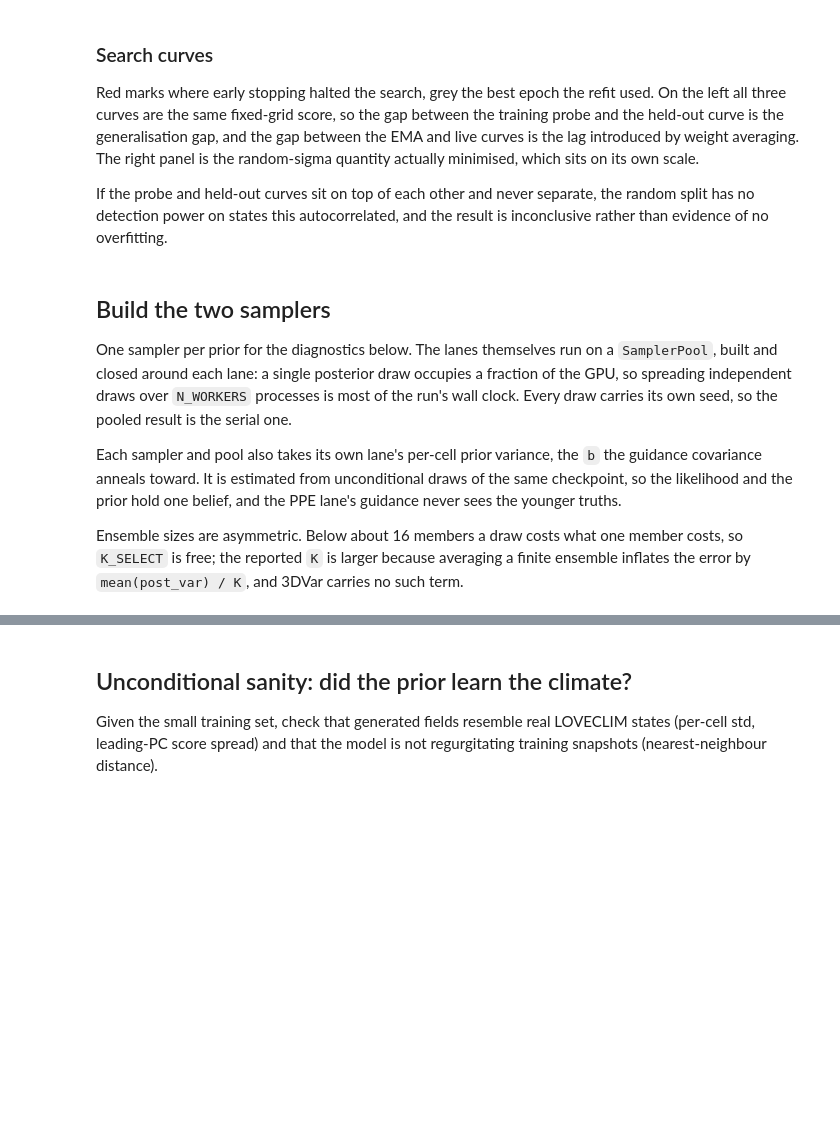
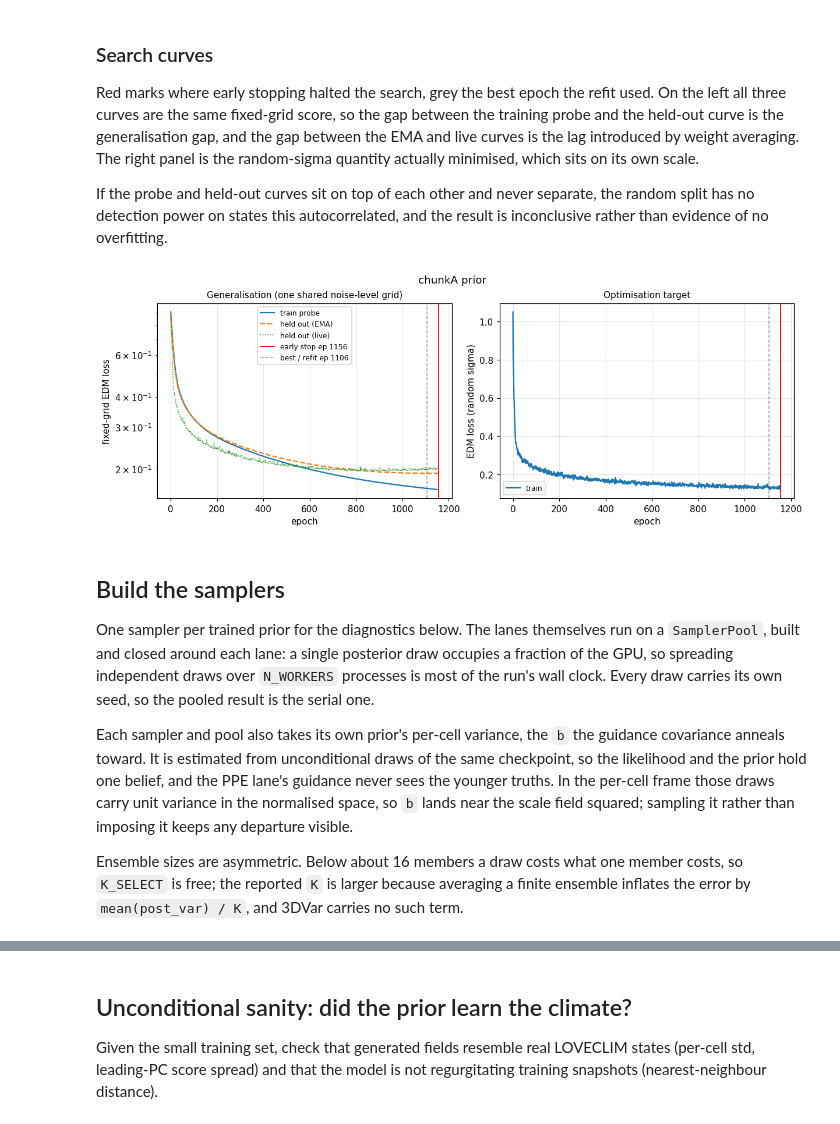
Before and after one commit to evgeni-g-georgiev/sparse_paleoclimate_field_reconstruction, a Jupyter notebook: notebooks/10_generative_prior.ipynb, the cells around one changed output, grey strips where cells are left out. Cells and saved outputs as stored; diff of their text form; code cells hidden in the pictures; blank space fills up the shorter version.

```diff
--- a/notebooks/10_generative_prior.ipynb
+++ b/notebooks/10_generative_prior.ipynb
@@ -130,9 +152,27 @@ def _net():
                                     grid_shape=tuple(cube.shape[2:])))
 
 
-def train_prior(norm, safe, scales, path, lane, step):
+def checkpoint_path(name):
+    return CKPT / f"diffusion_{name}.pt"
+
+
+def _frame_matches(path, shape):
+    """Whether a checkpoint was trained in the scale frame about to be used.
+
+    A checkpoint from a different frame would otherwise be kept and then fail when
+    the sampler loads it, so a stale one is retrained rather than skipped.
+    """
+    try:
+        return np.shape(torch.load(path, map_location="cpu").get("scales")) == shape
+    except Exception:
+        return False
+
+
+def train_prior(name):
     """Select the epoch count on a held-out split, then refit on every state."""
-    if path.exists() and not RETRAIN:
+    safe, scales, _, norm = FRAME[name]
+    path = checkpoint_path(name)
+    if path.exists() and not RETRAIN and _frame_matches(path, scales.shape):
         print("exists:", path.name)
         return None
 
@@ -140,22 +180,22 @@ def train_prior(norm, safe, scales, path, lane, step):
     n_val = int(round(VAL_FRACTION * len(norm)))
     val_idx, train_idx = perm[:n_val], perm[n_val:]
 
-    print(f"[{step}/4] {lane} search | {len(train_idx)} train / {len(val_idx)} val "
+    print(f"[{name}] search | {len(train_idx)} train / {len(val_idx)} val "
           f"| max {EPOCHS} ep, patience {PATIENCE}", flush=True)
     t = time.time()
     search = td.train(_net(), norm[train_idx], safe, val_cube=norm[val_idx],
                       patience=PATIENCE, max_epochs=EPOCHS, batch_size=BATCH,
                       lr=LR, device=DEVICE, seed=0)
     n_star = search["best_epoch"] + 1          # 0-based index -> epoch count
-    print(f"[{step}/4] {lane} search | done in {time.time() - t:.0f}s "
+    print(f"[{name}] search | done in {time.time() - t:.0f}s "
           f"| best ep {search['best_epoch']} | stopped at {search['stop_epoch']} "
           f"| early={search['stopped_early']} | refit to {n_star}", flush=True)
 
-    print(f"[{step + 1}/4] {lane} refit | {n_star} ep on {len(norm)} states", flush=True)
+    print(f"[{name}] refit | {n_star} ep on {len(norm)} states", flush=True)
     t = time.time()
     td.train(_net(), norm, safe, max_epochs=n_star, lr_schedule_epochs=EPOCHS,
              batch_size=BATCH, lr=LR, device=DEVICE, checkpoint_path=str(path),
-             channel_scales=scales, seed=0,
+             scales=scales, seed=0,
              checkpoint_extra={"selection": {
                  "best_epoch": int(search["best_epoch"]),
                  "stop_epoch": int(search["stop_epoch"]),
@@ -163,15 +203,13 @@ def train_prior(norm, safe, scales, path, lane, step):
                  "stopped_early": bool(search["stopped_early"]),
                  "patience": int(PATIENCE), "val_fraction": float(VAL_FRACTION),
                  "split_seed": int(SPLIT_SEED), "max_epochs": int(EPOCHS)}})
-    print(f"[{step + 1}/4] {lane} refit | done in {time.time() - t:.0f}s "
-          f"| wrote {path.name}", flush=True)
+    print(f"[{name}] refit | done in {time.time() - t:.0f}s | wrote {path.name}", flush=True)
 
     np.savez(CKPT / f"{path.stem}_search.npz",
              **{k: np.asarray(v) for k, v in search["history"].items()})
     return search
 
 
-search_a = train_prior(norm_a, safe_a, scales_a, CKPT / "diffusion_chunkA.pt", "chunkA", 1)
-search_all = train_prior(norm_all, safe_all, scales_all, CKPT / "diffusion_full.pt", "full", 3)
+SEARCH = {name: train_prior(name) for name in PRIORS}
 print(f"total {time.time() - T0:.0f}s")
 # %% [output]
@@ -193,27 +233,31 @@ inconclusive rather than evidence of no overfitting.
 # %%
 from paleoreco.eval.diffusion import plot_loss_curves_diffusion
 
-for lane, search in (("chunkA", search_a), ("full", search_all)):
+for name, search in SEARCH.items():
     if search is None:
         continue
     plot_loss_curves_diffusion(
         search["history"], best_epoch=search["best_epoch"],
-        stop_epoch=search["stop_epoch"] - 1, title=f"{lane} prior",
-        save_path=str(FIG / f"loss_curves_{lane}.png"))
+        stop_epoch=search["stop_epoch"] - 1, title=f"{name} prior",
+        save_path=str(FIG / f"loss_curves_{name}.png"))
     plt.show()
+# %% [output]
+[figure, added]
 # %% [markdown]
-## Build the two samplers
+## Build the samplers
 
-One sampler per prior for the diagnostics below. The lanes themselves run on a
-`SamplerPool`, built and closed around each lane: a single posterior draw occupies a
-fraction of the GPU, so spreading independent draws over `N_WORKERS` processes is
+One sampler per trained prior for the diagnostics below. The lanes themselves run on
+a `SamplerPool`, built and closed around each lane: a single posterior draw occupies
+a fraction of the GPU, so spreading independent draws over `N_WORKERS` processes is
 most of the run's wall clock. Every draw carries its own seed, so the pooled result
 is the serial one.
 
-Each sampler and pool also takes its own lane's per-cell prior variance, the `b` the
+Each sampler and pool also takes its own prior's per-cell variance, the `b` the
 guidance covariance anneals toward. It is estimated from unconditional draws of the
 same checkpoint, so the likelihood and the prior hold one belief, and the PPE lane's
-guidance never sees the younger truths.
+guidance never sees the younger truths. In the per-cell frame those draws carry unit
+variance in the normalised space, so `b` lands near the scale field squared; sampling
+it rather than imposing it keeps any departure visible.
 
 Ensemble sizes are asymmetric. Below about 16 members a draw costs what one member
 costs, so `K_SELECT` is free; the reported `K` is larger because averaging a finite
```
Also changed, not shown: parts of 13 cells of this notebook.
